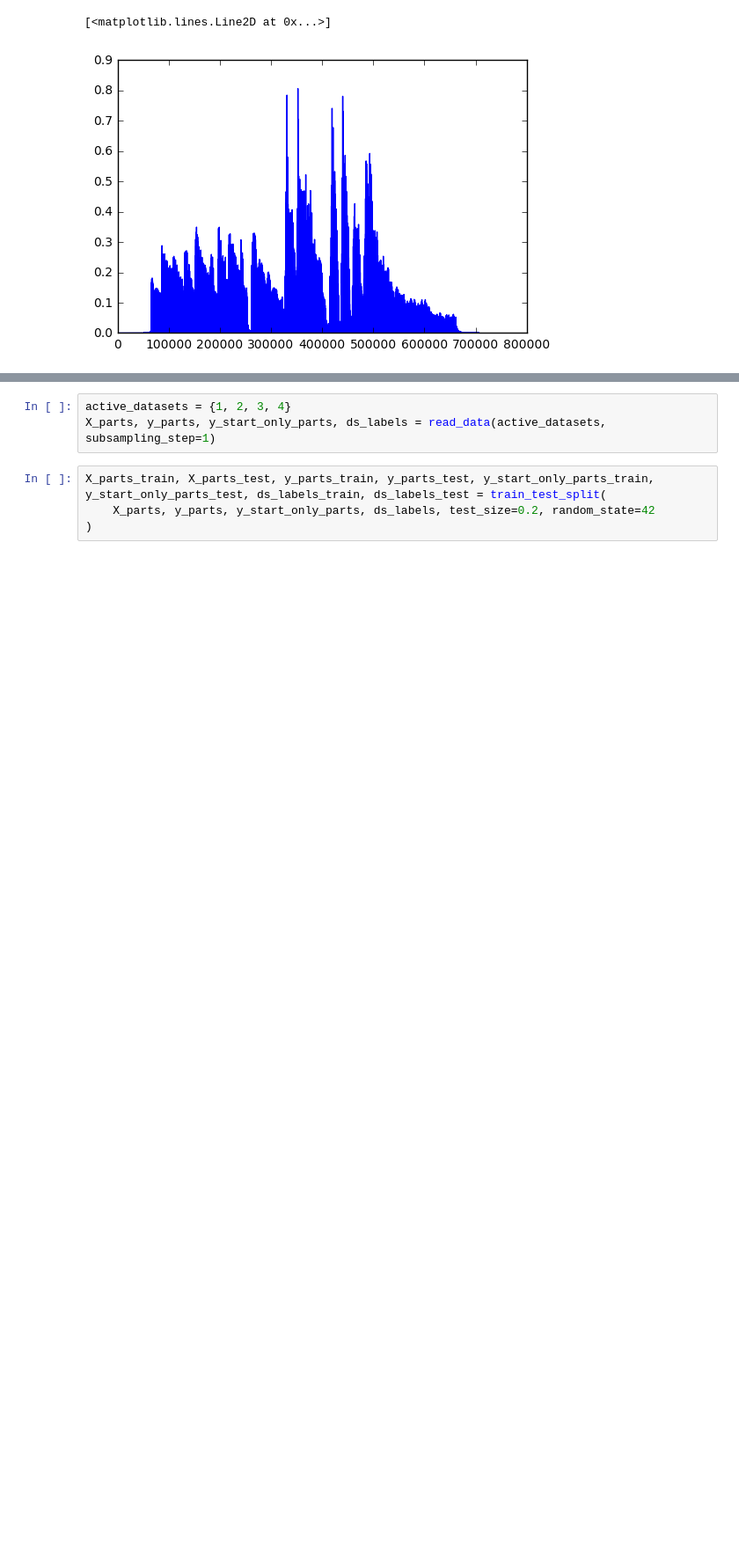
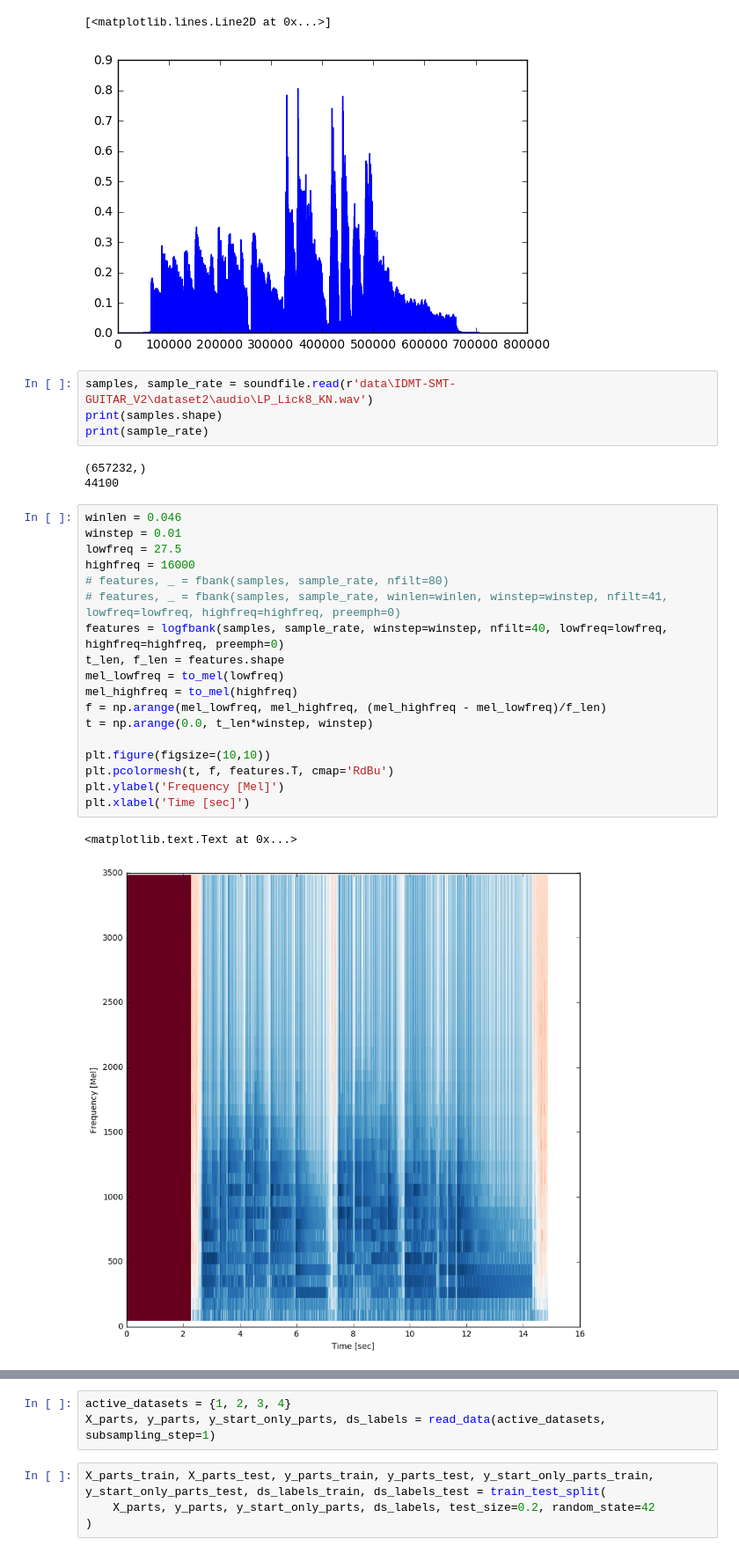
Before and after one commit to mpluess/music-transcription, a Jupyter notebook: onset_detection_convnet_2d_freq.ipynb, the cells around one changed output, grey strips where cells are left out. Shown at 88% size. Saved outputs shown, nothing was run; the diff lists cells and outputs as text; blank space fills up the shorter version.

```diff
--- a/onset_detection_convnet_2d_freq.ipynb
+++ b/onset_detection_convnet_2d_freq.ipynb
@@ -113,3 +107,31 @@ plt.plot(np.absolute(samples))
 # %% [output]
 [<matplotlib.lines.Line2D at 0x...>]
 [figure]
+# %%
+samples, sample_rate = soundfile.read(r'data\IDMT-SMT-GUITAR_V2\dataset2\audio\LP_Lick8_KN.wav')
+print(samples.shape)
+print(sample_rate)
+# %% [output]
+(657232,)
+44100
+# %%
+winlen = 0.046
+winstep = 0.01
+lowfreq = 27.5
+highfreq = 16000
+# features, _ = fbank(samples, sample_rate, nfilt=80)
+# features, _ = fbank(samples, sample_rate, winlen=winlen, winstep=winstep, nfilt=41, lowfreq=lowfreq, highfreq=highfreq, preemph=0)
+features = logfbank(samples, sample_rate, winstep=winstep, nfilt=40, lowfreq=lowfreq, highfreq=highfreq, preemph=0)
+t_len, f_len = features.shape
+mel_lowfreq = to_mel(lowfreq)
+mel_highfreq = to_mel(highfreq)
+f = np.arange(mel_lowfreq, mel_highfreq, (mel_highfreq - mel_lowfreq)/f_len)
+t = np.arange(0.0, t_len*winstep, winstep)
+
+plt.figure(figsize=(10,10))
+plt.pcolormesh(t, f, features.T, cmap='RdBu')
+plt.ylabel('Frequency [Mel]')
+plt.xlabel('Time [sec]')
+# %% [output]
+<matplotlib.text.Text at 0x...>
+[figure, added]
```
Also changed, not shown: parts of 11 cells of this notebook, 1 other file.
